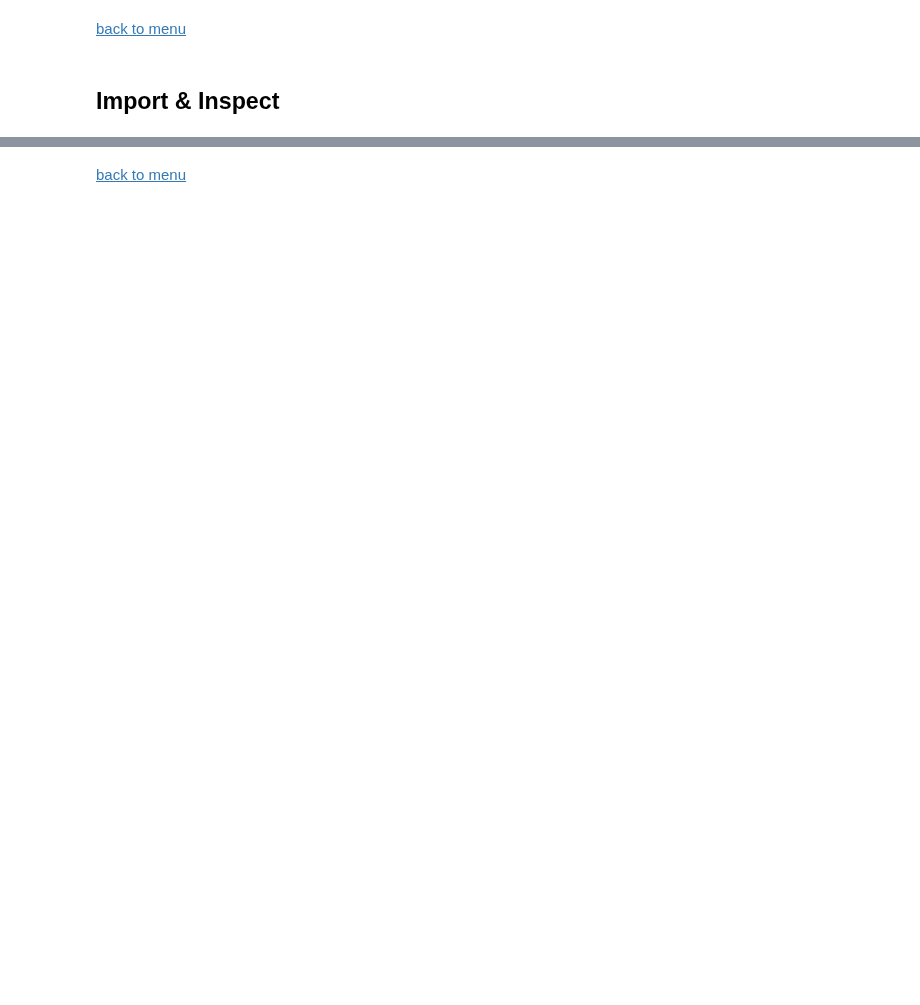
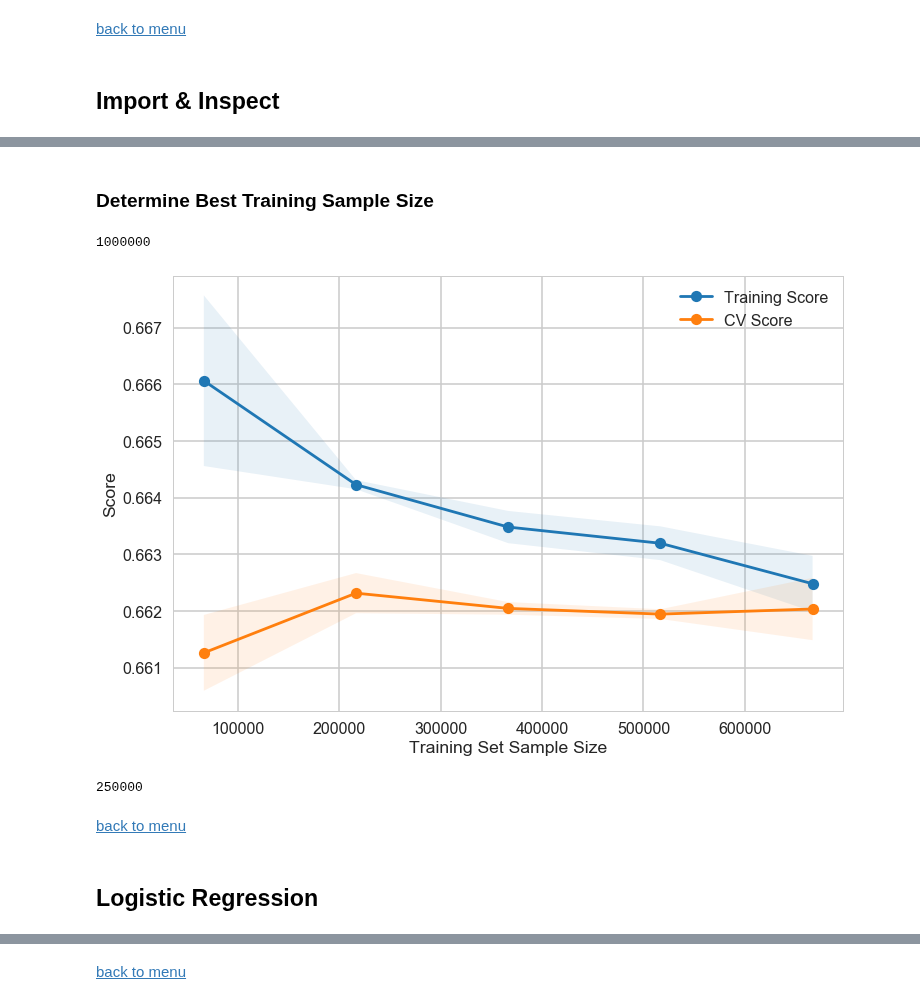
Before and after one commit to oserttas-math/predicting_assessment_mastery, a Jupyter notebook: notebooks/machine_learning_analysis.ipynb, the cells around one changed output, grey strips where cells are left out. Drawn from its saved outputs; the diff is of its cells as text; code cells hidden in the pictures; blank space fills up the shorter version.

```diff
--- a/notebooks/machine_learning_analysis.ipynb
+++ b/notebooks/machine_learning_analysis.ipynb
@@ -1037,0 +98,10 @@ write.csv(submission_df, file="submission_lmer.csv", row.names=FALSE)
+# %%
+# Read and save CSV file a as dataframe:
+gmat = pd.read_csv('../data/interim/clean_gmat.csv').drop('Unnamed: 0', axis='columns')
+
+# Convert round_duration and total_practice to timedelta:
+gmat['round_duration'] = pd.to_timedelta(gmat.round_duration, unit='s').astype(int)
+gmat['total_practice'] = pd.to_timedelta(gmat.total_practice, unit='s').astype(int)
+
+gmat = gmat[['user_id', 'question_id', 'track_name', 'subtrack_name', 'game_type', 'num_players', 'round_duration', 'prior_attempts', 'num_questions', 'total_practice', 'correct']]
+gmat.info()
@@ -1037,0 +134,38 @@ write.csv(submission_df, file="submission_lmer.csv", row.names=FALSE)
+# %% [markdown]
+### Determine Best Training Sample Size
+# %%
+gmat_sample = gmat.sample(1000000, weights=gmat.user_id, axis=0, random_state=0)
+len(gmat_sample)
+# %% [output]
+1000000
+# %%
+warnings.filterwarnings('ignore')
+
+X_train = gmat_sample.drop('correct', axis=1)
+y_train = (gmat_sample.correct).values
+
+train_sizes, train_scores, cv_scores = learning_curve(
+    xgb.XGBClassifier(objective='binary:logistic'),
+    X_train, y_train,
+    n_jobs=-1, train_sizes=np.linspace(0.1, 1.0, 5))
+train_scores_mean = np.mean(train_scores, axis=1)
+train_scores_std = np.std(train_scores, axis=1)
+cv_scores_mean = np.mean(cv_scores, axis=1)
+cv_scores_std = np.std(cv_scores, axis=1)
+
+fig = plt.figure(figsize=(12,8))
+plt.fill_between(train_sizes, train_scores_mean - train_scores_std, train_scores_mean + train_scores_std, alpha=0.1)
+plt.fill_between(train_sizes, cv_scores_mean - cv_scores_std, cv_scores_mean + cv_scores_std, alpha=0.1)
+plt.plot(train_sizes, train_scores_mean, 'o-', label='Training Score')
+plt.plot(train_sizes, cv_scores_mean, 'o-', label='CV Score')
+
+plt.xlabel('Training Set Sample Size')
+plt.ylabel('Score')
+plt.legend(loc='best');
+# %% [output]
+[figure, added]
+# %%
+gmat_sample = gmat.sample(250000, weights=gmat.user_id, axis=0, random_state=0)
+len(gmat_sample)
+# %% [output]
+250000
@@ -1037,0 +177,4 @@ write.csv(submission_df, file="submission_lmer.csv", row.names=FALSE)
+# %% [markdown]
+<a href='#top' id='logreg'>back to menu</a>
+# %% [markdown]
+## Logistic Regression
```
Also changed, not shown: parts of 144 cells of this notebook, 17 other files.
